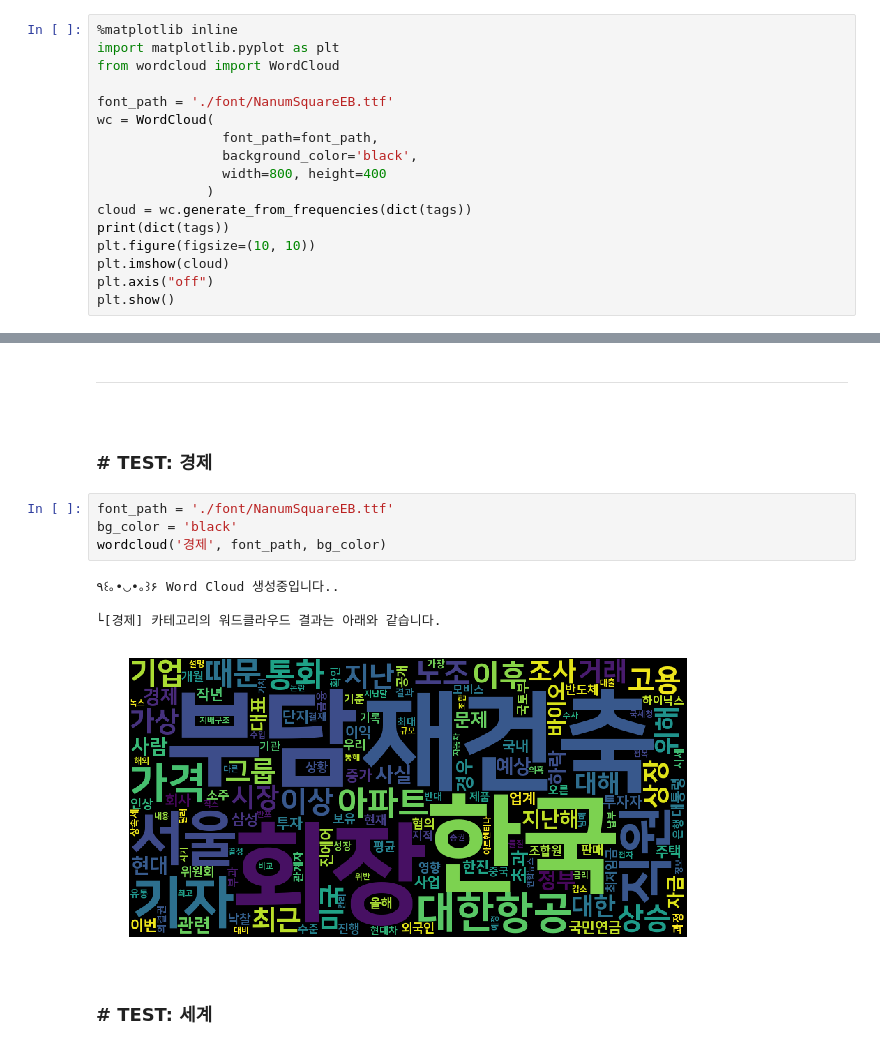
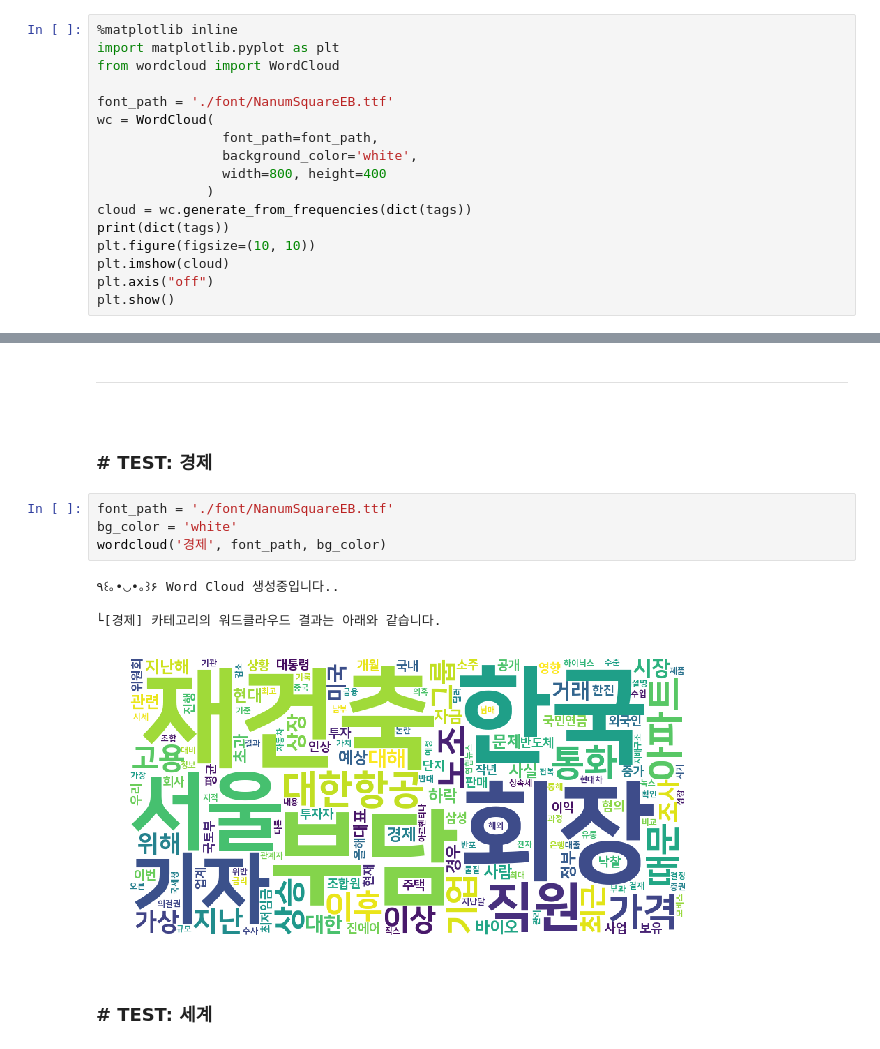
Before and after one commit to jahyeha/pastel-toy-project, a Jupyter notebook: 2/korean_news_nlp.ipynb, the cells around one changed output, grey strips where cells are left out. Saved outputs shown, nothing was run; the diff lists cells and outputs as text.

```diff
--- a/2/korean_news_nlp.ipynb
+++ b/2/korean_news_nlp.ipynb
@@ -119,7 +118,7 @@ from wordcloud import WordCloud
 font_path = './font/NanumSquareEB.ttf'
 wc = WordCloud(
                 font_path=font_path,
-                background_color='black',
+                background_color='white',
                 width=800, height=400
               )
 cloud = wc.generate_from_frequencies(dict(tags))
@@ -174,13 +173,13 @@ def wordcloud(cat_nm, font_path, bg_color): #cat_num: 0 ~ 7
 ### # TEST: 경제
 # %%
 font_path = './font/NanumSquareEB.ttf'
-bg_color = 'black'
+bg_color = 'white'
 wordcloud('경제', font_path, bg_color)
 # %% [output]
 ٩꒰｡•◡•｡꒱۶ Word Cloud 생성중입니다..
 
 └[경제] 카테고리의 워드클라우드 결과는 아래와 같습니다.
-[figure, old version]
+[figure, new version]
 # %% [markdown]
 ### # TEST: 세계
 # %%
```
Also changed, not shown: parts of 6 cells of this notebook.
